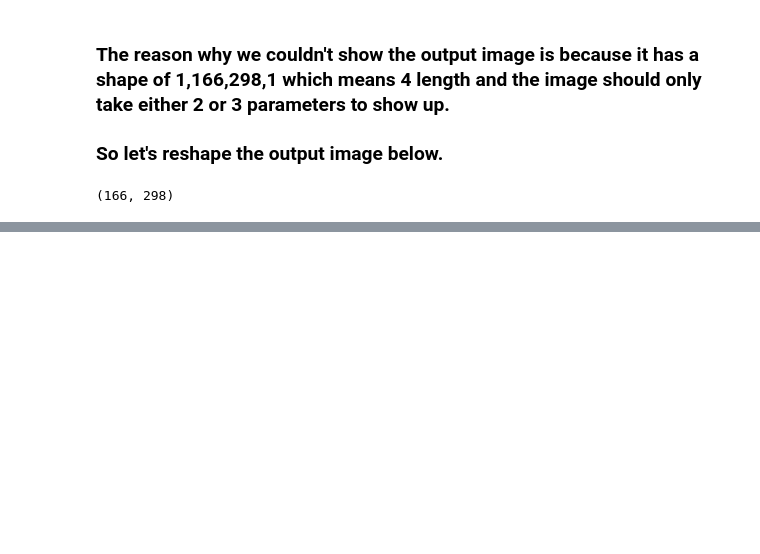
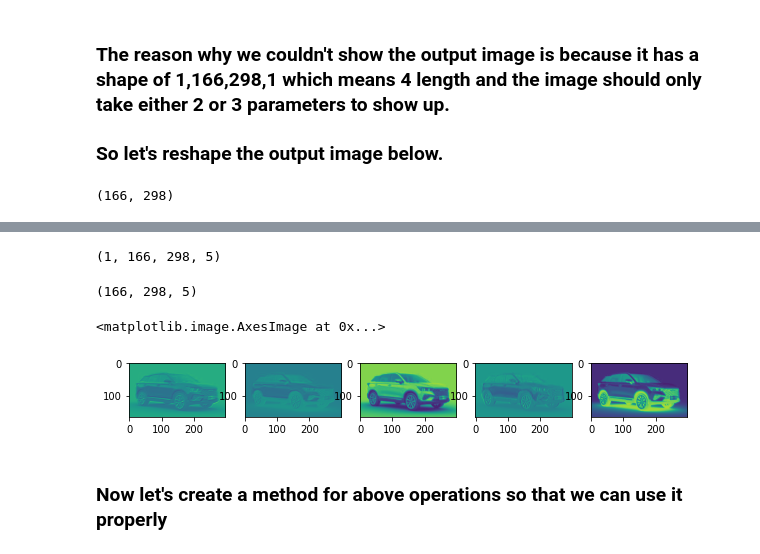
Before and after one commit to iamatul1214/ComputerVision, a Jupyter notebook: Image_understanding_computer_vision_2_(conv_and_pooling).ipynb, the cells around one changed output, grey strips where cells are left out. Cells and saved outputs as stored; diff of their text form; code cells hidden in the pictures; blank space fills up the shorter version.

```diff
--- a/Image_understanding_computer_vision_2_(conv_and_pooling).ipynb
+++ b/Image_understanding_computer_vision_2_(conv_and_pooling).ipynb
@@ -101,0 +151,7 @@ plt.imshow(out, cmap='gray')
+# %%
+CONV_LAYER=[tf.keras.layers.Conv2D(filters=5,
+                                   kernel_size=(3,3),
+                                   strides=(1,1),
+                                   input_shape=car_color.shape[1:])]
+conv_model_colored=tf.keras.Sequential(CONV_LAYER)
+conv_model_colored.summary()
@@ -101,0 +170,25 @@ plt.imshow(out, cmap='gray')
+# %%
+output_colored=conv_model_colored.predict(car_color)
+output_colored.shape
+# %% [output]
+(1, 166, 298, 5)
+# %%
+## reshaping
+rows, cols, depth=output_colored.shape[1:]
+out=output_colored.reshape(rows, cols, depth)
+out.shape
+# %% [output]
+(166, 298, 5)
+# %%
+## Displaying all the 5 images using subplots
+fig, ax= plt.subplots(1,5, figsize=(10,10))
+ax[0].imshow(out[:,:,0])
+ax[1].imshow(out[:,:,1])
+ax[2].imshow(out[:,:,2])
+ax[3].imshow(out[:,:,3])
+ax[4].imshow(out[:,:,4])
+# %% [output]
+<matplotlib.image.AxesImage at 0x...>
+[figure, added]
+# %% [markdown]
+### Now let's create a method for above operations so that we can use it properly
```
Also changed, not shown: parts of 26 cells of this notebook.
